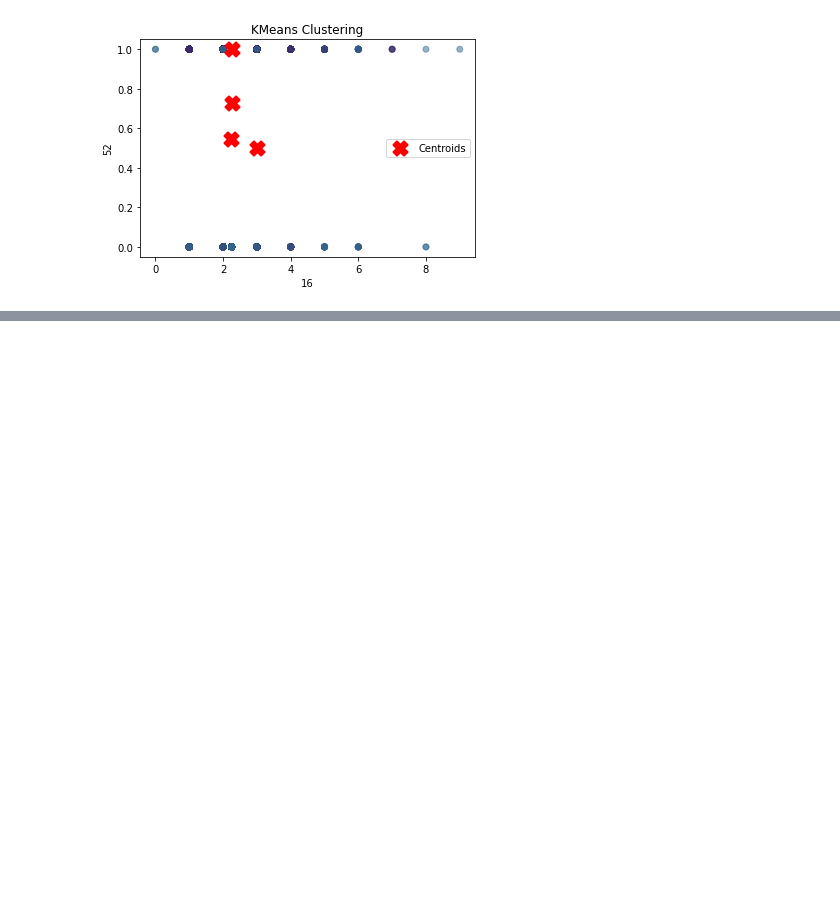
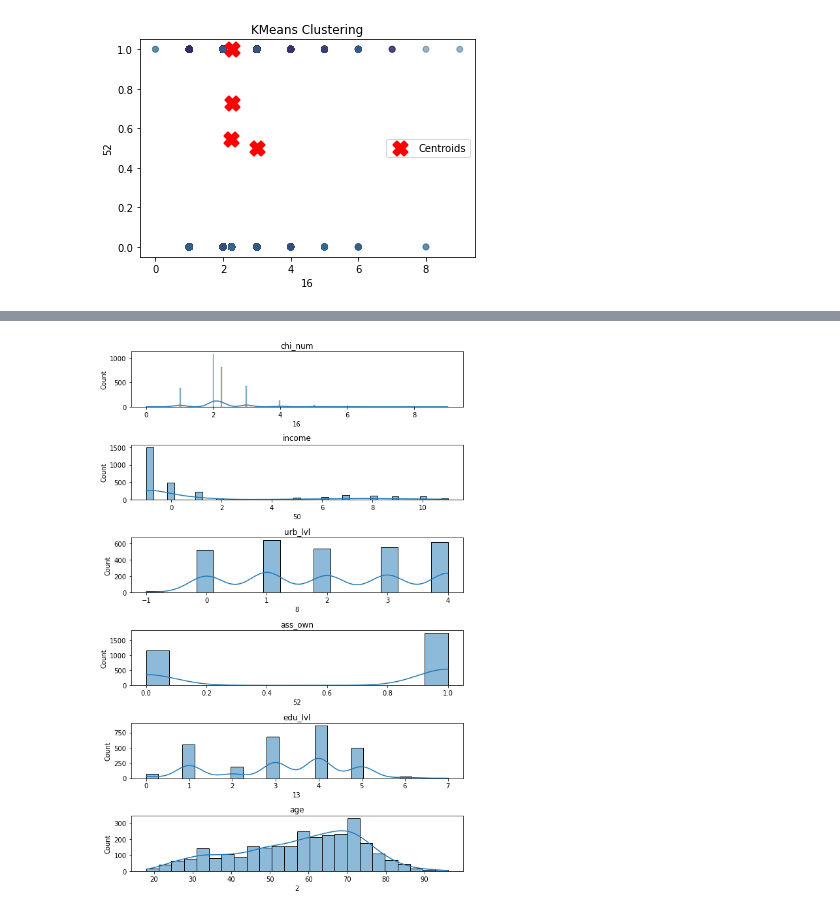
Before and after one commit to martynapiskorz/carn-t, a Jupyter notebook: LISS By wave/Y 20/merged_20.ipynb, the cells around one changed output, grey strips where cells are left out. Cells and saved outputs as stored; diff of their text form; code cells hidden in the pictures; blank space fills up the shorter version.

```diff
--- a/LISS By wave/Y 20/merged_20.ipynb
+++ b/LISS By wave/Y 20/merged_20.ipynb
@@ -665,0 +644,25 @@ IndexError: only integers, slices (`:`), ellipsis (`...`), numpy.newaxis (`None`
+# %%
+import matplotlib.pyplot as plt
+import seaborn as sns
+
+columns_to_plot = [16, 50, 8, 52, 13, 2]
+
+column_names = {
+    16: 'chi_num',
+    50: 'income',
+    8: 'urb_lvl',
+    52: 'ass_own',
+    13: 'edu_lvl',
+    2: 'age'
+}
+
+fig, axes = plt.subplots(nrows=len(columns_to_plot), ncols=1, figsize=(8, 2 * len(columns_to_plot)))
+
+for i, column in enumerate(columns_to_plot):
+    sns.histplot(merged_20_df[column], ax=axes[i], kde=True)
+    axes[i].set_title(column_names.get(column, f'Column {column}'))
+
+plt.tight_layout()
+plt.show()
+# %% [output]
+[figure, added]
```
Also changed, not shown: parts of 2 cells of this notebook.
